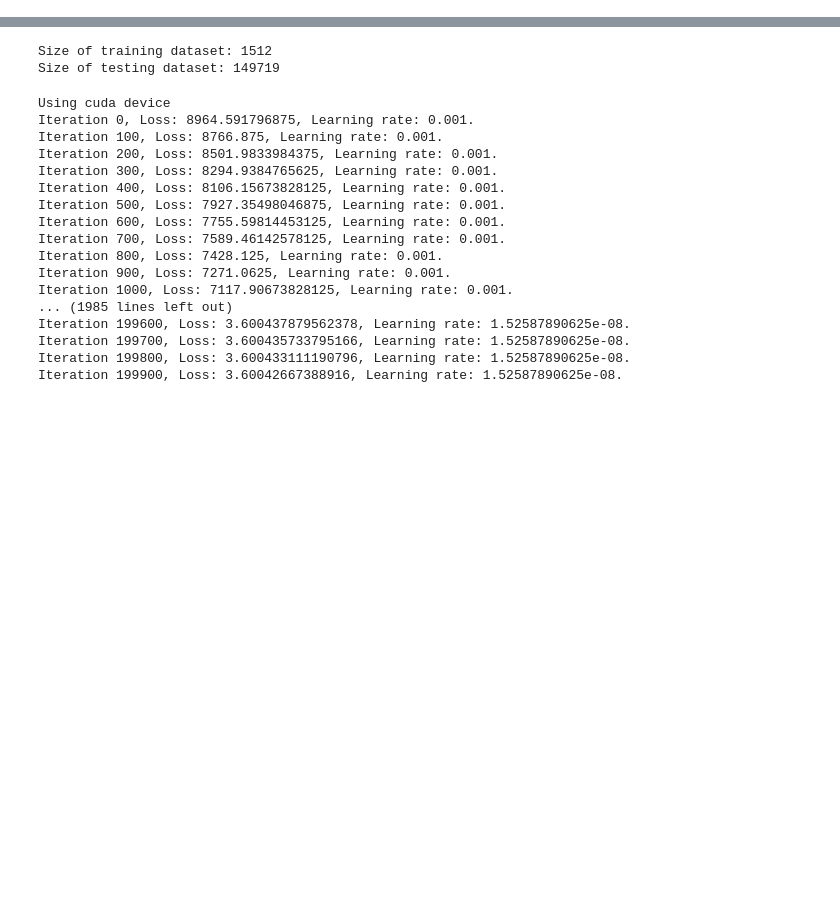
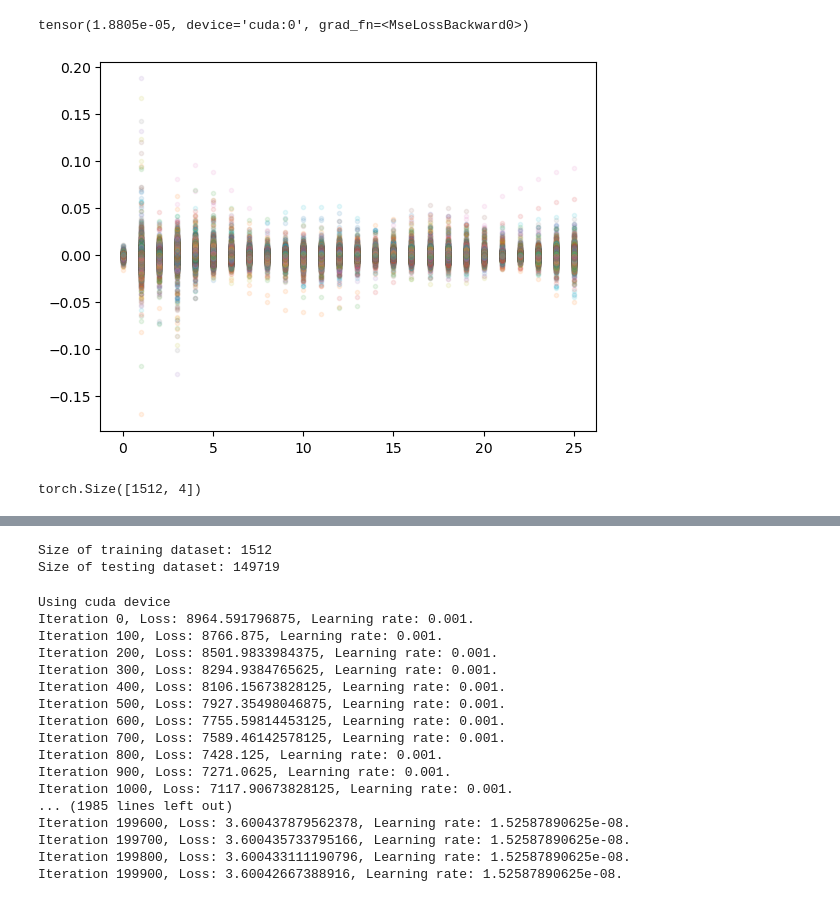
Before and after one commit to Beremi/endorse_tests_data_collected, a Jupyter notebook: test_dataset.ipynb, the cells around one changed output, grey strips where cells are left out. Drawn from its saved outputs; the diff is of its cells as text; code cells hidden in the pictures; blank space fills up the shorter version.

```diff
--- a/test_dataset.ipynb
+++ b/test_dataset.ipynb
@@ -37,0 +216,13 @@ Size of testing dataset: 151080
+# %%
+outputs = model(y_test.to(device))
+loss = criterion(outputs, y_test.to(device))
+print(loss)
+# %% [output]
+tensor(1.8805e-05, device='cuda:0', grad_fn=<MseLossBackward0>)
+# %%
+
+for i in range(10000):
+    plt.plot(outputs[i, :].cpu().detach().numpy() - y_test[i, :].cpu().detach().numpy(), ".",alpha=0.1)
+plt.show()
+# %% [output]
+[figure, added]
@@ -38,3 +232,7 @@ Size of testing dataset: 151080
+# %%
+y_train2.shape
+# %% [output]
+torch.Size([1512, 4])
 # %%
 import torch
 import torch.nn as nn
```
Also changed, not shown: parts of 8 cells of this notebook.
